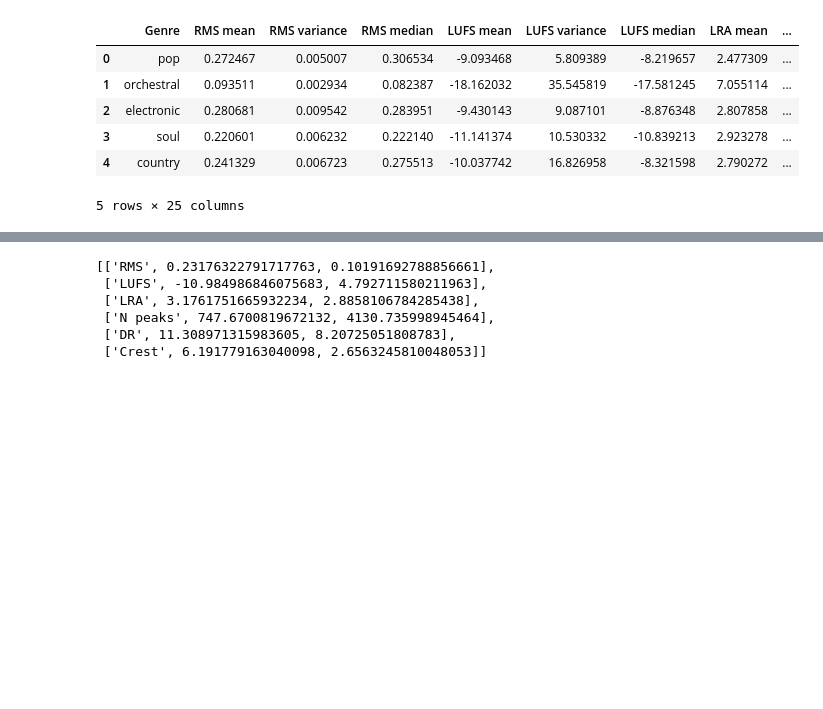
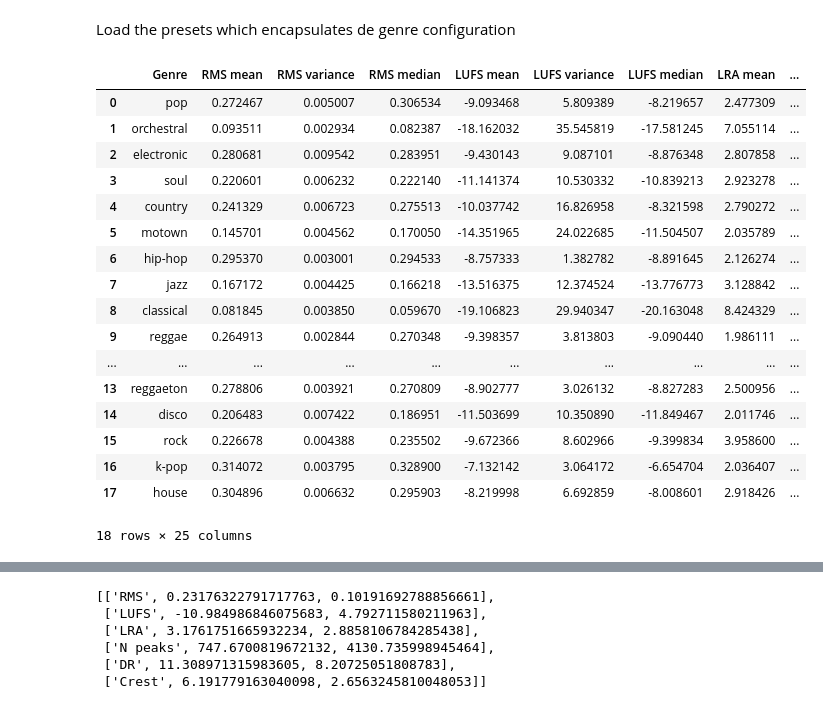
Before and after one commit to rogerpurgimon/TFG, a Jupyter notebook: Software prototype.ipynb, the cells around one changed output, grey strips where cells are left out. Saved outputs shown, nothing was run; the diff lists cells and outputs as text; code cells hidden in the pictures; blank space fills up the shorter version.

```diff
--- a/Software prototype.ipynb
+++ b/Software prototype.ipynb
@@ -1,20 +1,33 @@
+# %% [markdown]
+Load the presets which encapsulates de genre configuration
 # %%
 import pandas as pd
 
 data = pd.read_csv('Data_info.csv')
 data = data.drop(['No', 'Name','Genre', 'LR coeff', 'MS coeff'],axis=1)
 presets = pd.read_csv('Presets.csv')
 presets_columns  = presets.columns
 
-presets.head()
+presets
 # %% [output]
 |  | Genre | RMS mean | RMS variance | RMS median | LUFS mean | LUFS variance | LUFS median | LRA mean | ... |
 | 0 | pop | 0.272467 | 0.005007 | 0.306534 | -9.093468 | 5.809389 | -8.219657 | 2.477309 | ... |
 | 1 | orchestral | 0.093511 | 0.002934 | 0.082387 | -18.162032 | 35.545819 | -17.581245 | 7.055114 | ... |
 | 2 | electronic | 0.280681 | 0.009542 | 0.283951 | -9.430143 | 9.087101 | -8.876348 | 2.807858 | ... |
 | 3 | soul | 0.220601 | 0.006232 | 0.222140 | -11.141374 | 10.530332 | -10.839213 | 2.923278 | ... |
 | 4 | country | 0.241329 | 0.006723 | 0.275513 | -10.037742 | 16.826958 | -8.321598 | 2.790272 | ... |
+| 5 | motown | 0.145701 | 0.004562 | 0.170050 | -14.351965 | 24.022685 | -11.504507 | 2.035789 | ... |
+| 6 | hip-hop | 0.295370 | 0.003001 | 0.294533 | -8.757333 | 1.382782 | -8.891645 | 2.126274 | ... |
+| 7 | jazz | 0.167172 | 0.004425 | 0.166218 | -13.516375 | 12.374524 | -13.776773 | 3.128842 | ... |
+| 8 | classical | 0.081845 | 0.003850 | 0.059670 | -19.106823 | 29.940347 | -20.163048 | 8.424329 | ... |
+| 9 | reggae | 0.264913 | 0.002844 | 0.270348 | -9.398357 | 3.813803 | -9.090440 | 1.986111 | ... |
+| ... | ... | ... | ... | ... | ... | ... | ... | ... | ... |
+| 13 | reggaeton | 0.278806 | 0.003921 | 0.270809 | -8.902777 | 3.026132 | -8.827283 | 2.500956 | ... |
+| 14 | disco | 0.206483 | 0.007422 | 0.186951 | -11.503699 | 10.350890 | -11.849467 | 2.011746 | ... |
+| 15 | rock | 0.226678 | 0.004388 | 0.235502 | -9.672366 | 8.602966 | -9.399834 | 3.958600 | ... |
+| 16 | k-pop | 0.314072 | 0.003795 | 0.328900 | -7.132142 | 3.064172 | -6.654704 | 2.036407 | ... |
+| 17 | house | 0.304896 | 0.006632 | 0.295903 | -8.219998 | 6.692859 | -8.008601 | 2.918426 | ... |
-5 rows × 25 columns
+18 rows × 25 columns
 # %%
 import yaml
 import os
```
Also changed, not shown: parts of 17 cells of this notebook.
